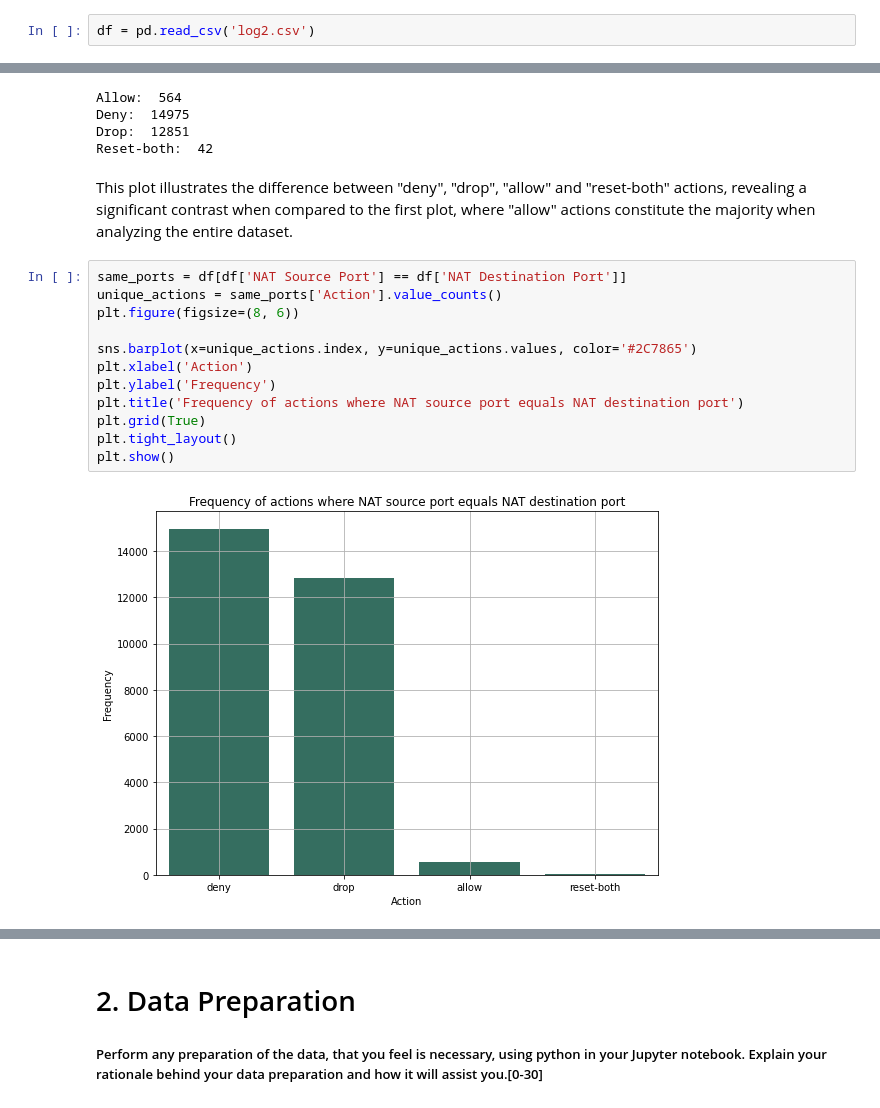
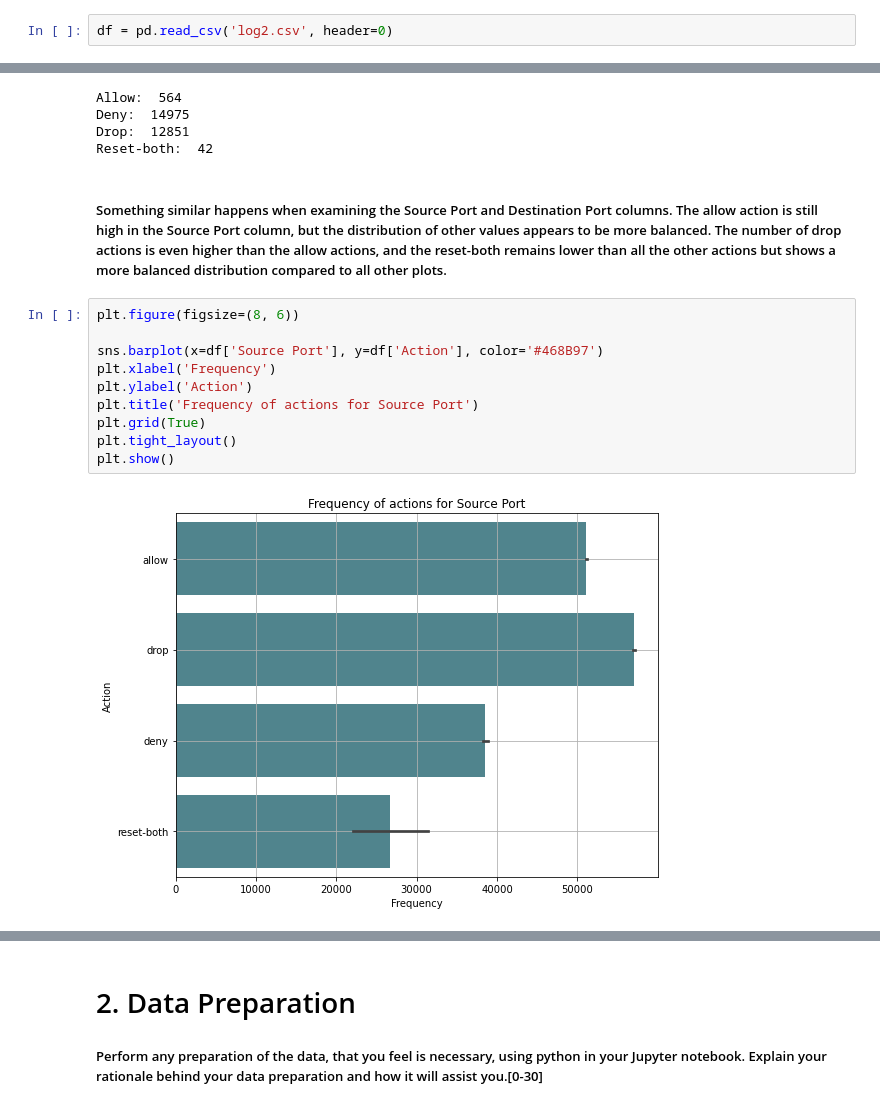
Before and after one commit to carolinedesat/ML_CA1, a Jupyter notebook: Caroline_ML_CA1.ipynb, the cells around one changed output, grey strips where cells are left out. Drawn from its saved outputs; the diff is of its cells as text.

```diff
--- a/Caroline_ML_CA1.ipynb
+++ b/Caroline_ML_CA1.ipynb
@@ -20,5 +24,5 @@ import seaborn as sns
 # %%
-df = pd.read_csv('log2.csv')
+df = pd.read_csv('log2.csv', header=0)
 # %% [markdown]
 By displaying the first 10 rows, shape and info we can see that the dataset contains 12 columns (Source Port, Destination Port, NAT Source Port, NAT Destination Port, Bytes, Bytes Sent, Bytes Received, Packets, Elapsed Time (sec), pkts_sent, pkts_received and Action). Apart from the Action column which is of type object, all the other values are of type integer. We can also see that log2.csv contains a total of 65532 rows.
 # %%
@@ -150,19 +169,17 @@ Allow:  564
 Deny:  14975
 Drop:  12851
 Reset-both:  42
-# %% [markdown]
-This plot illustrates the difference between "deny", "drop", "allow" and "reset-both" actions, revealing a significant contrast when compared to the first plot, where "allow" actions constitute the majority when analyzing the entire dataset.
+# %% [markdown]
+##### Something similar happens when examining the Source Port and Destination Port columns. The allow action is still high in the Source Port column, but the distribution of other values appears to be more balanced. The number of drop actions is even higher than the allow actions, and the reset-both remains lower than all the other actions but shows a more balanced distribution compared to all other plots.
 # %%
-same_ports = df[df['NAT Source Port'] == df['NAT Destination Port']]
-unique_actions = same_ports['Action'].value_counts()
 plt.figure(figsize=(8, 6))
 
-sns.barplot(x=unique_actions.index, y=unique_actions.values, color='#2C7865')
-plt.xlabel('Action')
-plt.ylabel('Frequency')
-plt.title('Frequency of actions where NAT source port equals NAT destination port')
+sns.barplot(x=df['Source Port'], y=df['Action'], color='#468B97')
+plt.xlabel('Frequency')
+plt.ylabel('Action')
+plt.title('Frequency of actions for Source Port')
 plt.grid(True)
 plt.tight_layout()
 plt.show()
 # %% [output]
-[figure, old version]
+[figure, new version]
```
Also changed, not shown: parts of 23 cells of this notebook.
